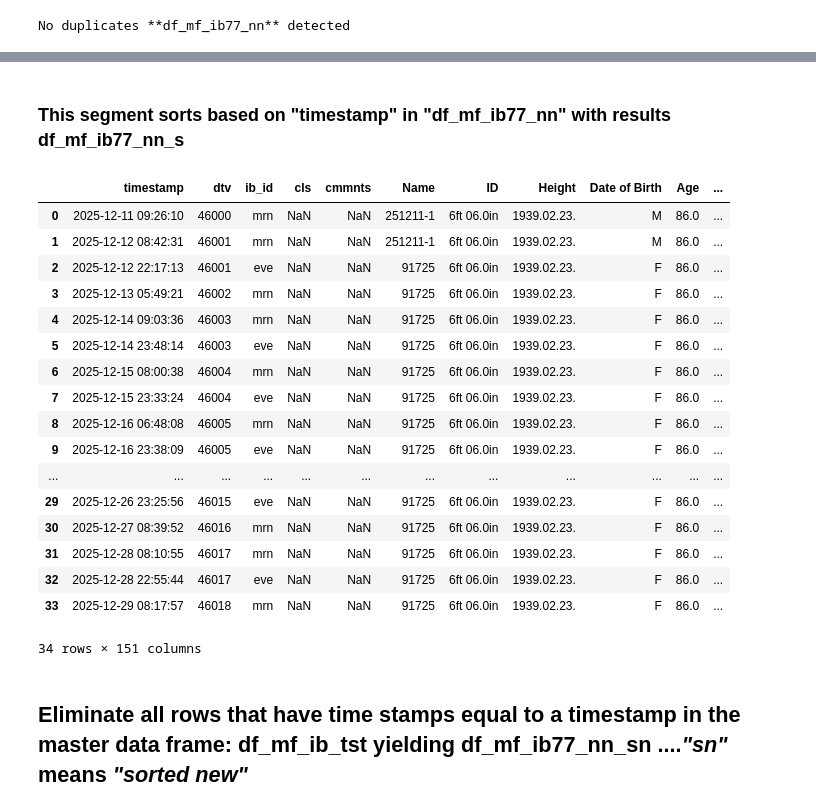
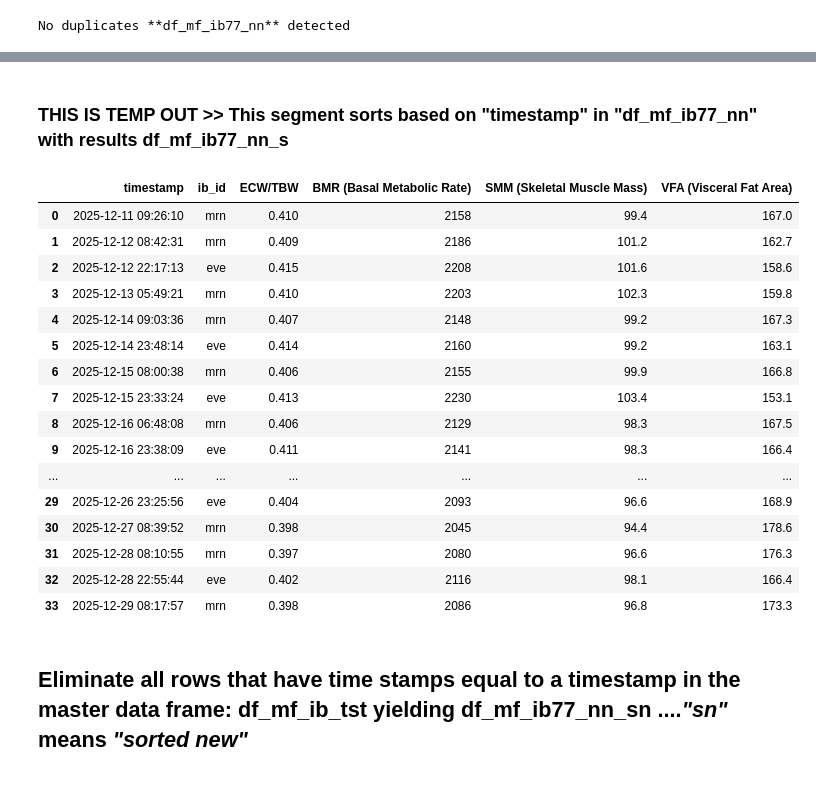
Before and after one commit to 1ratlabs/JL_2, a Jupyter notebook: col_wise_import.ipynb, the cells around one changed output, grey strips where cells are left out. Drawn from its saved outputs; the diff is of its cells as text; code cells hidden in the pictures.

```diff
--- a/col_wise_import.ipynb
+++ b/col_wise_import.ipynb
@@ -773,29 +607,28 @@ df_mf_ib77_nn[media_lst]
 # %% [markdown]
-### This segment sorts based on **"timestamp"** in **"df_mf_ib77_nn"** with results **df_mf_ib77_nn_s**
+### THIS IS TEMP OUT >> This segment sorts based on **"timestamp"** in **"df_mf_ib77_nn"** with results **df_mf_ib77_nn_s**
 # %%
 #sort_by_timestamp(df_mf_ib77_nn)
 df_mf_ib77_nn_s = sort_by_timestamp(df_mf_ib77_nn)
 #verify
-df_mf_ib77_nn_s
+df_mf_ib77_nn_s[["timestamp",'ib_id',"ECW/TBW", 'BMR (Basal Metabolic Rate)',"SMM (Skeletal Muscle Mass)",'VFA (Visceral Fat Area)']]
 # %% [output]
-|  | timestamp | dtv | ib_id | cls | cmmnts | Name | ID | Height | Date of Birth | Age | ... |
-| 0 | 2025-12-11 09:26:10 | 46000 | mrn | NaN | NaN | 251211-1 | 6ft 06.0in | 1939.02.23. | M | 86.0 | ... |
-| 1 | 2025-12-12 08:42:31 | 46001 | mrn | NaN | NaN | 251211-1 | 6ft 06.0in | 1939.02.23. | M | 86.0 | ... |
-| 2 | 2025-12-12 22:17:13 | 46001 | eve | NaN | NaN | 91725 | 6ft 06.0in | 1939.02.23. | F | 86.0 | ... |
-| 3 | 2025-12-13 05:49:21 | 46002 | mrn | NaN | NaN | 91725 | 6ft 06.0in | 1939.02.23. | F | 86.0 | ... |
-| 4 | 2025-12-14 09:03:36 | 46003 | mrn | NaN | NaN | 91725 | 6ft 06.0in | 1939.02.23. | F | 86.0 | ... |
-| 5 | 2025-12-14 23:48:14 | 46003 | eve | NaN | NaN | 91725 | 6ft 06.0in | 1939.02.23. | F | 86.0 | ... |
-| 6 | 2025-12-15 08:00:38 | 46004 | mrn | NaN | NaN | 91725 | 6ft 06.0in | 1939.02.23. | F | 86.0 | ... |
-| 7 | 2025-12-15 23:33:24 | 46004 | eve | NaN | NaN | 91725 | 6ft 06.0in | 1939.02.23. | F | 86.0 | ... |
-| 8 | 2025-12-16 06:48:08 | 46005 | mrn | NaN | NaN | 91725 | 6ft 06.0in | 1939.02.23. | F | 86.0 | ... |
-| 9 | 2025-12-16 23:38:09 | 46005 | eve | NaN | NaN | 91725 | 6ft 06.0in | 1939.02.23. | F | 86.0 | ... |
-| ... | ... | ... | ... | ... | ... | ... | ... | ... | ... | ... | ... |
-| 29 | 2025-12-26 23:25:56 | 46015 | eve | NaN | NaN | 91725 | 6ft 06.0in | 1939.02.23. | F | 86.0 | ... |
-| 30 | 2025-12-27 08:39:52 | 46016 | mrn | NaN | NaN | 91725 | 6ft 06.0in | 1939.02.23. | F | 86.0 | ... |
-| 31 | 2025-12-28 08:10:55 | 46017 | mrn | NaN | NaN | 91725 | 6ft 06.0in | 1939.02.23. | F | 86.0 | ... |
-| 32 | 2025-12-28 22:55:44 | 46017 | eve | NaN | NaN | 91725 | 6ft 06.0in | 1939.02.23. | F | 86.0 | ... |
-| 33 | 2025-12-29 08:17:57 | 46018 | mrn | NaN | NaN | 91725 | 6ft 06.0in | 1939.02.23. | F | 86.0 | ... |
+|  | timestamp | ib_id | ECW/TBW | BMR (Basal Metabolic Rate) | SMM (Skeletal Muscle Mass) | VFA (Visceral Fat Area) |
+| 0 | 2025-12-11 09:26:10 | mrn | 0.410 | 2158 | 99.4 | 167.0 |
+| 1 | 2025-12-12 08:42:31 | mrn | 0.409 | 2186 | 101.2 | 162.7 |
+| 2 | 2025-12-12 22:17:13 | eve | 0.415 | 2208 | 101.6 | 158.6 |
+| 3 | 2025-12-13 05:49:21 | mrn | 0.410 | 2203 | 102.3 | 159.8 |
+| 4 | 2025-12-14 09:03:36 | mrn | 0.407 | 2148 | 99.2 | 167.3 |
+| 5 | 2025-12-14 23:48:14 | eve | 0.414 | 2160 | 99.2 | 163.1 |
+| 6 | 2025-12-15 08:00:38 | mrn | 0.406 | 2155 | 99.9 | 166.8 |
+| 7 | 2025-12-15 23:33:24 | eve | 0.413 | 2230 | 103.4 | 153.1 |
+| 8 | 2025-12-16 06:48:08 | mrn | 0.406 | 2129 | 98.3 | 167.5 |
+| 9 | 2025-12-16 23:38:09 | eve | 0.411 | 2141 | 98.3 | 166.4 |
+| ... | ... | ... | ... | ... | ... | ... |
+| 29 | 2025-12-26 23:25:56 | eve | 0.404 | 2093 | 96.6 | 168.9 |
+| 30 | 2025-12-27 08:39:52 | mrn | 0.398 | 2045 | 94.4 | 178.6 |
+| 31 | 2025-12-28 08:10:55 | mrn | 0.397 | 2080 | 96.6 | 176.3 |
+| 32 | 2025-12-28 22:55:44 | eve | 0.402 | 2116 | 98.1 | 166.4 |
+| 33 | 2025-12-29 08:17:57 | mrn | 0.398 | 2086 | 96.8 | 173.3 |
-34 rows × 151 columns
 # %% [markdown]
 ## Eliminate all rows that have time stamps equal to a timestamp in the master data frame: **df_mf_ib_tst** yielding **df_mf_ib77_nn_sn** ....*"sn"* means *"sorted new"*
 # %%
```
Also changed, not shown: parts of 20 cells of this notebook.
